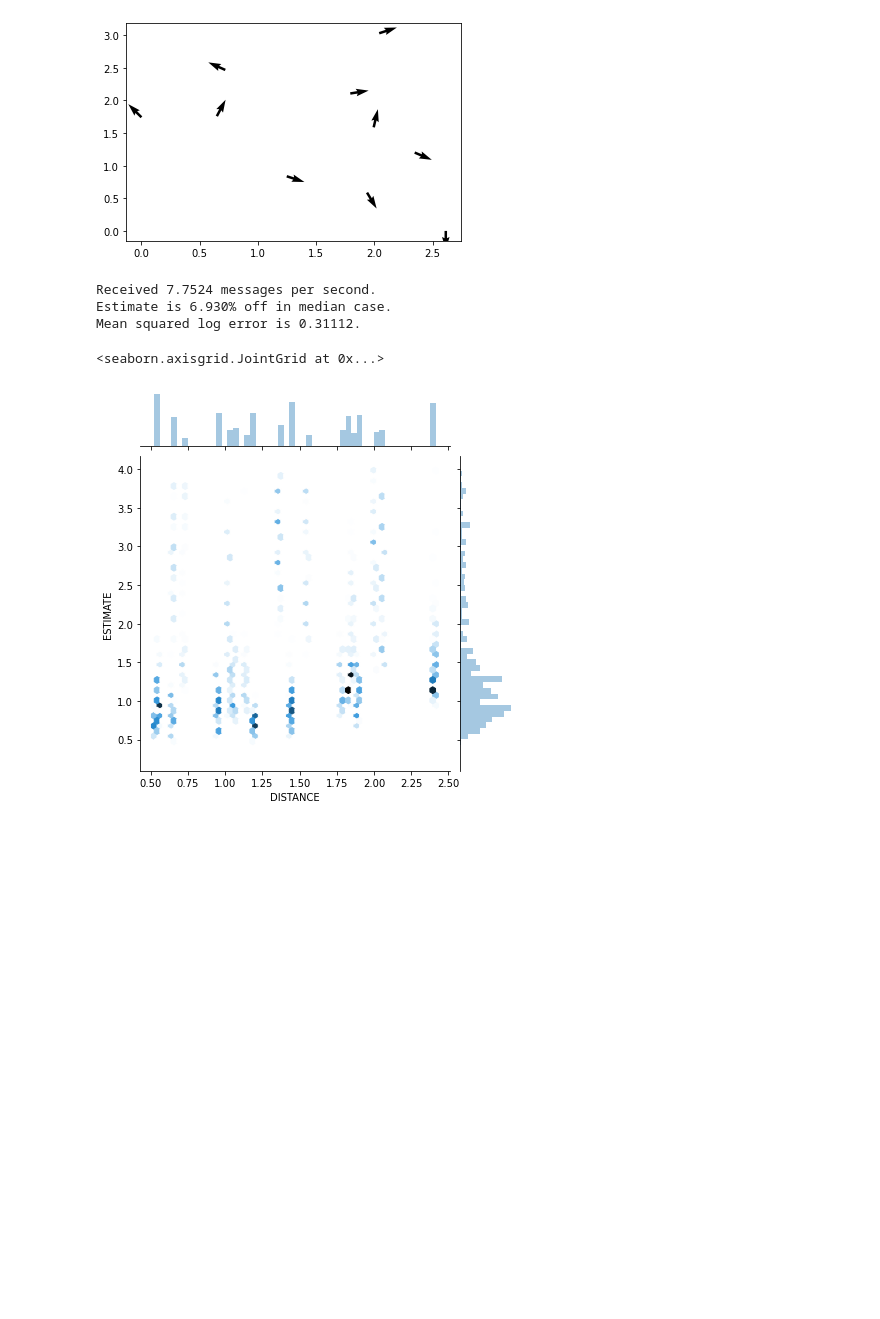
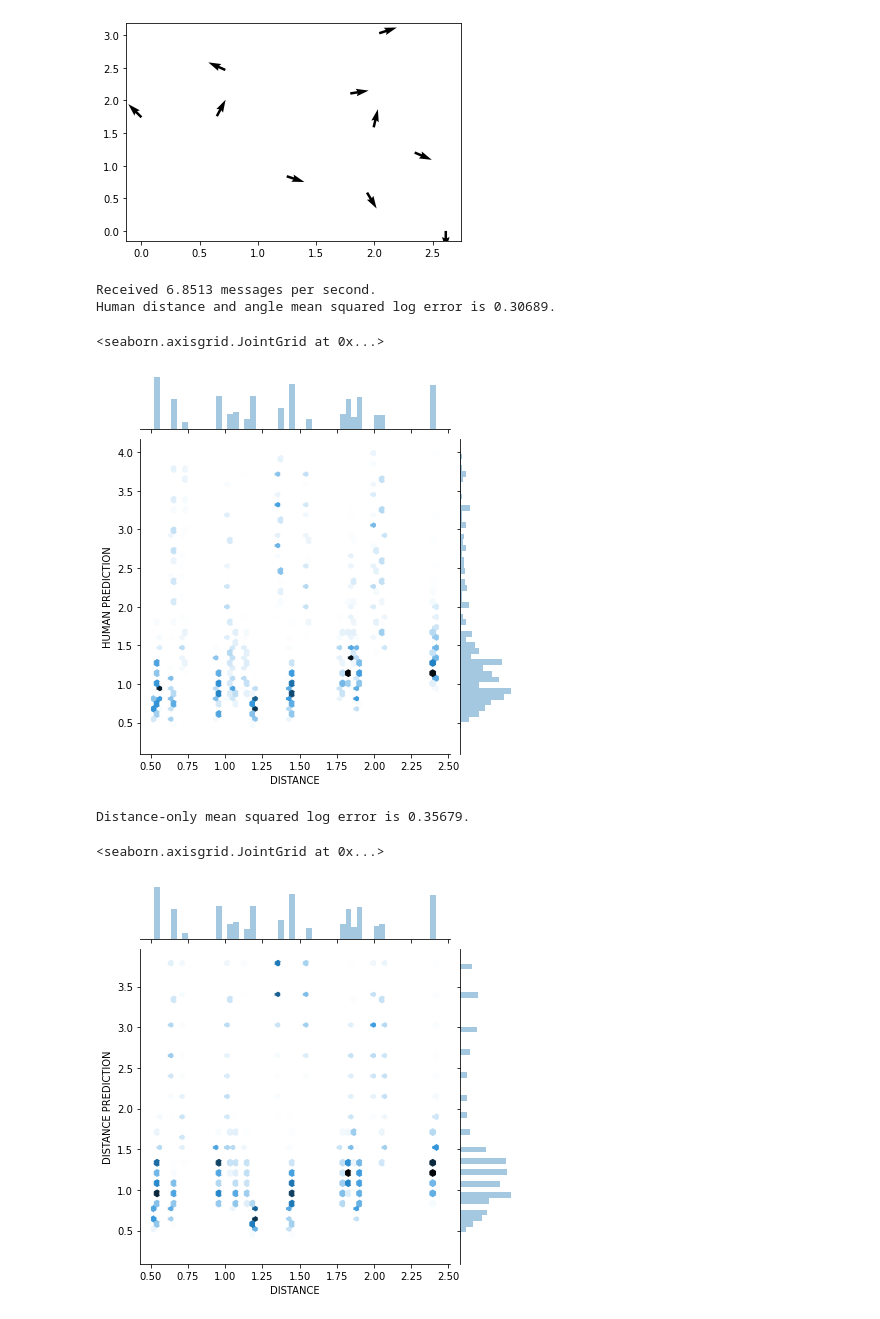
Before and after one commit to jvonk/pact, a Jupyter notebook: main_PACT/data_processing.ipynb, the cells around one changed output. Drawn from its saved outputs; the diff is of its cells as text; code cells hidden in the pictures; blank space fills up the shorter version.

```diff
--- a/main_PACT/data_processing.ipynb
+++ b/main_PACT/data_processing.ipynb
@@ -100,13 +100,11 @@ d['HUMAN SLE']=np.log((d['DISTANCE']+1)/(d['HUMAN PREDICTION']+1))**2
 d['HUMAN SLE']=pd.to_numeric(d['HUMAN SLE'],errors='coerce')
 # %%
 print('Received {0:.5} messages per second.'.format(len(df)/(df.iloc[-1]["TIMESTAMP"]-df.iloc[0]["TIMESTAMP"]).total_seconds()))
-print("Human Prediction is {0:.3%} off in median case.".format(np.abs(d['ERROR']).median()))
-print("Mean squared log error is {0:.5}.".format(np.sum(d['HUMAN SLE'])/len(d)))
+print("Human distance and angle mean squared log error is {0:.5}.".format(np.sum(d['HUMAN SLE'])/len(d)))
 plot_data=d.query('`HUMAN PREDICTION`>0 and `HUMAN PREDICTION`<4')
 sns.jointplot(x="DISTANCE", y="HUMAN PREDICTION", data=plot_data, kind="hex")
 # %% [output]
-Received 7.7524 messages per second.
-Estimate is 6.930% off in median case.
-Mean squared log error is 0.31112.
+Received 6.8513 messages per second.
+Human distance and angle mean squared log error is 0.30689.
 <seaborn.axisgrid.JointGrid at 0x...>
-[figure, old version]
+[figure, new version]
@@ -113,3 +116,11 @@ Mean squared log error is 0.31112.
+# %%
+print("Distance-only mean squared log error is {0:.5}.".format(np.sum(d['DISTANCE SLE'])/len(d)))
+plot_data=d.query('`DISTANCE PREDICTION`>0 and `DISTANCE PREDICTION`<4')
+sns.jointplot(x="DISTANCE", y="DISTANCE PREDICTION", data=plot_data, kind="hex")
+# %% [output]
+Distance-only mean squared log error is 0.35679.
+<seaborn.axisgrid.JointGrid at 0x...>
+[figure, added]
 # %%
 import tensorflow as tf
 from tensorflow.keras.models import Sequential
```
Also changed, not shown: parts of 8 cells of this notebook, 9 other files.
